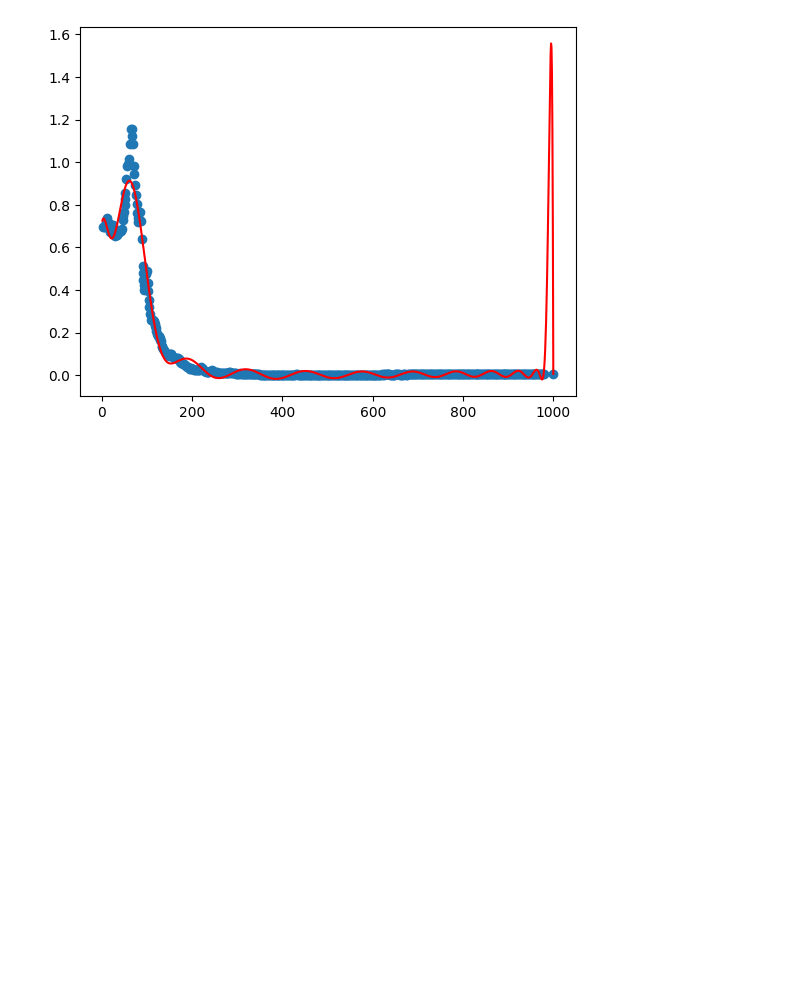
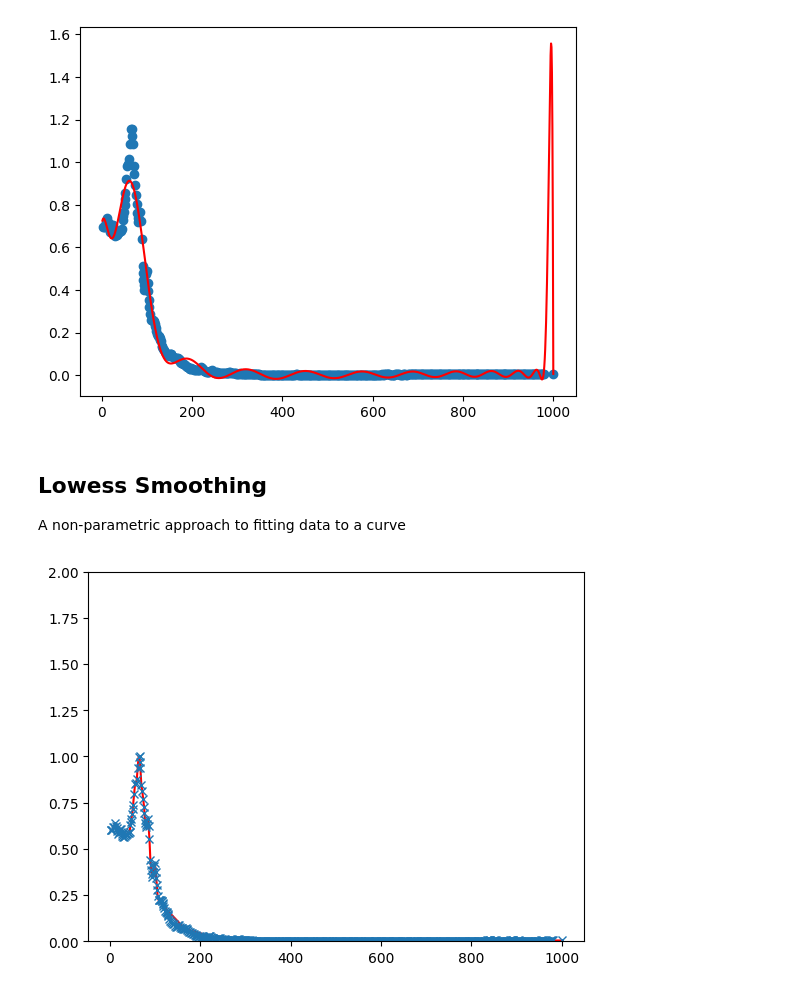
Before and after one commit to gnyirjesy/ocean-depth-characterization, a Jupyter notebook: EDA/clustering_gn.ipynb, the cells around one changed output. Cells and saved outputs as stored; diff of their text form; code cells hidden in the pictures; blank space fills up the shorter version.

Commit message:
add lowess smoothing for curve fitting

```diff
--- a/EDA/clustering_gn.ipynb
+++ b/EDA/clustering_gn.ipynb
@@ -258,3 +259,6 @@ plt.plot(myline, mymodel(myline),color='red')
 # %% [output]
 [<matplotlib.lines.Line2D at 0x...>]
 [figure]
+# %% [markdown]
+## Lowess Smoothing
+A non-parametric approach to fitting data to a curve
@@ -260,0 +267,11 @@ plt.plot(myline, mymodel(myline),color='red')
+# %%
+lowess = sm.nonparametric.lowess
+z = lowess(ydata, xdata, frac=1/8)
+# z1 = lowess(ydata, xdata, frac=1/7)
+# _ = plt.plot(xdata, ydata)
+_ = plt.plot(xdata, z, color='red')
+# _ = plt.plot(xdata, z1, color='green')
+_ = plt.ylim([0,2])
+_ = plt.plot(xdata, ydata,'x')
+# %% [output]
+[figure, added]
```
Also changed, not shown: parts of 2 cells of this notebook.
